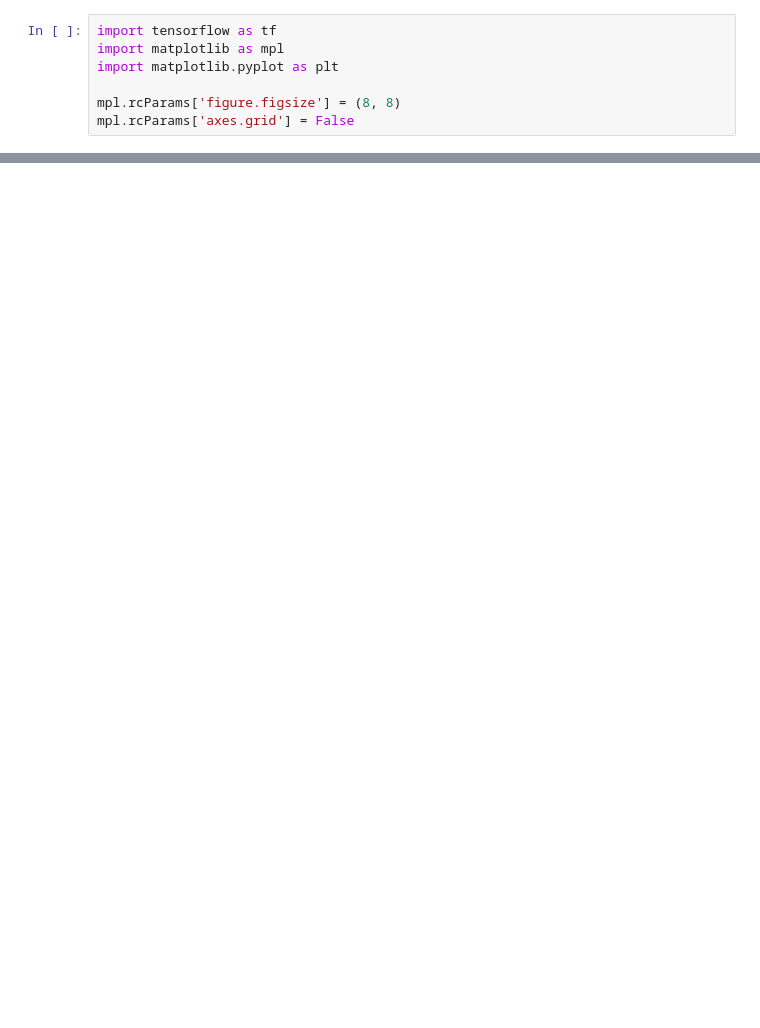
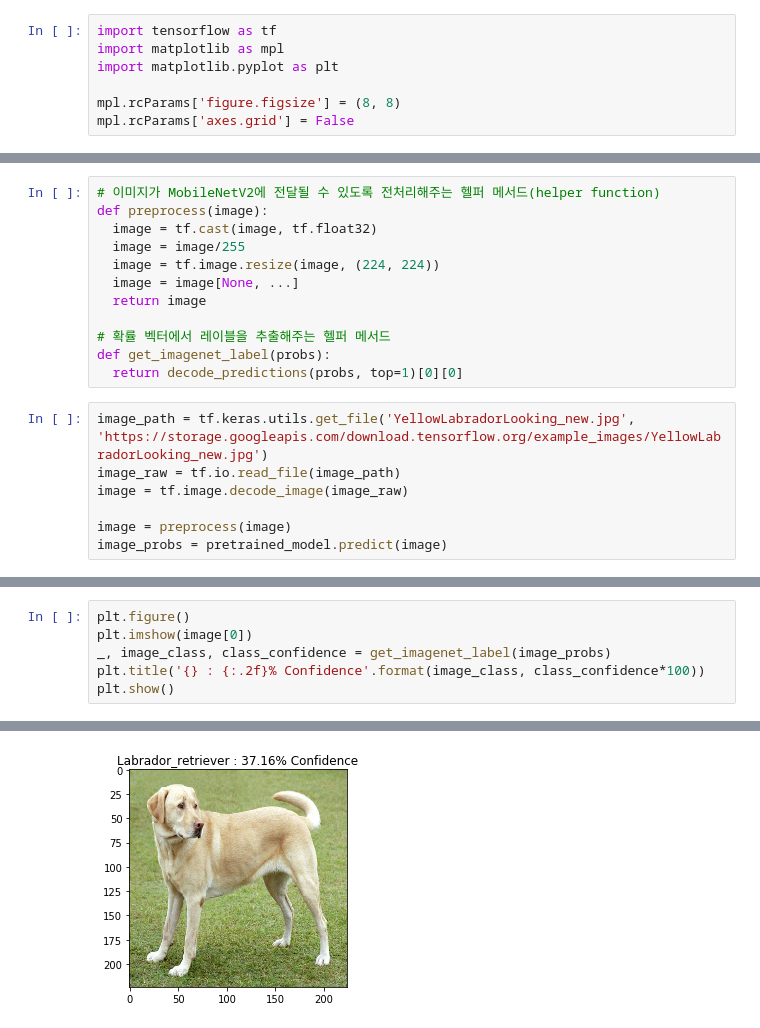
Before and after one commit to dhk1349/Data_Science_From_Scratch, a Jupyter notebook: Tensorflow/adversaial attack - fgsm.ipynb, the cells around one changed output, grey strips where cells are left out. Drawn from its saved outputs; the diff is of its cells as text; blank space fills up the shorter version.

```diff
--- a/Tensorflow/adversaial attack - fgsm.ipynb
+++ b/Tensorflow/adversaial attack - fgsm.ipynb
@@ -20,0 +15,19 @@ Downloading data from https://github.com/JonathanCMitchell/mobilenet_v2_keras/re
+# %%
+# 이미지가 MobileNetV2에 전달될 수 있도록 전처리해주는 헬퍼 메서드(helper function)
+def preprocess(image):
+  image = tf.cast(image, tf.float32)
+  image = image/255
+  image = tf.image.resize(image, (224, 224))
+  image = image[None, ...]
+  return image
+
+# 확률 벡터에서 레이블을 추출해주는 헬퍼 메서드
+def get_imagenet_label(probs):
+  return decode_predictions(probs, top=1)[0][0]
+# %%
+image_path = tf.keras.utils.get_file('YellowLabradorLooking_new.jpg', 'https://storage.googleapis.com/download.tensorflow.org/example_images/YellowLabradorLooking_new.jpg')
+image_raw = tf.io.read_file(image_path)
+image = tf.image.decode_image(image_raw)
+
+image = preprocess(image)
+image_probs = pretrained_model.predict(image)
@@ -20,0 +37,7 @@ Downloading data from https://github.com/JonathanCMitchell/mobilenet_v2_keras/re
+# %%
+plt.figure()
+plt.imshow(image[0])
+_, image_class, class_confidence = get_imagenet_label(image_probs)
+plt.title('{} : {:.2f}% Confidence'.format(image_class, class_confidence*100))
+plt.show()
+# %% [output]
@@ -20,0 +46 @@ Downloading data from https://github.com/JonathanCMitchell/mobilenet_v2_keras/re
+[figure, added]
```
Also changed, not shown: parts of 7 cells of this notebook, 5 other files.
